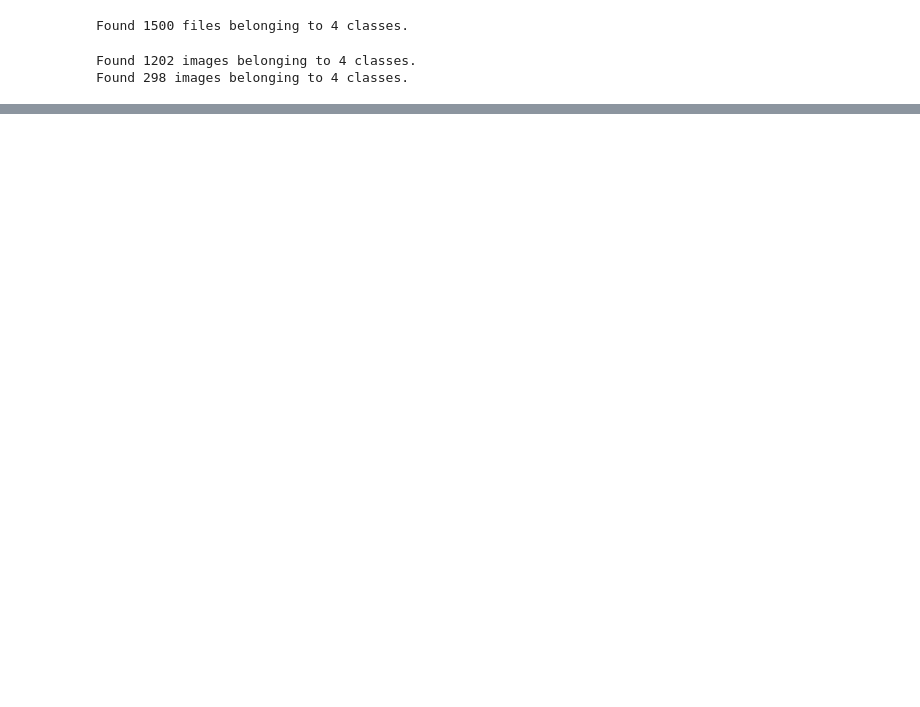
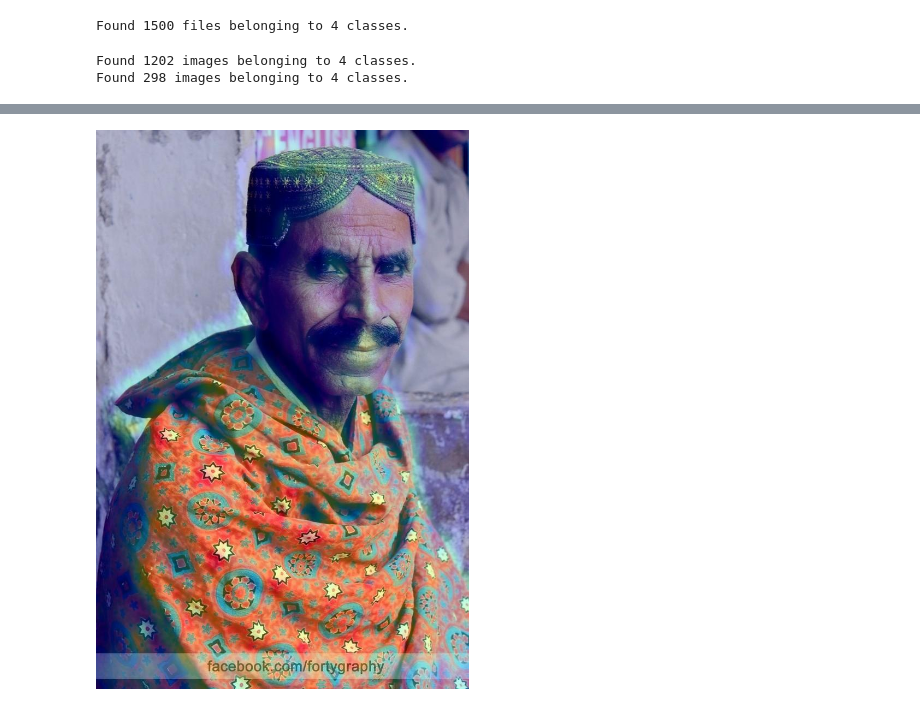
Before and after one commit to khizer-kt/AttireClassifier, a Jupyter notebook: multi.ipynb, the cells around one changed output, grey strips where cells are left out. Drawn from its saved outputs; the diff is of its cells as text; code cells hidden in the pictures; blank space fills up the shorter version.

```diff
--- a/multi.ipynb
+++ b/multi.ipynb
@@ -105,0 +168,20 @@ plt.show()
+# %%
+import matplotlib
+def save_and_display_gradcam(img_path, heatmap, cam_path=f"gradCam/{test_image_path[5:]}", alpha=0.4):
+    img = keras.utils.load_img(img_path)
+    img = keras.utils.img_to_array(img)
+    heatmap = np.uint8(255 * heatmap)
+    jet = matplotlib.colormaps["jet"]
+    jet_colors = jet(np.arange(256))[:, :3]
+    jet_heatmap = jet_colors[heatmap]
+    jet_heatmap = keras.utils.array_to_img(jet_heatmap)
+    jet_heatmap = jet_heatmap.resize((img.shape[1], img.shape[0]))
+    jet_heatmap = keras.utils.img_to_array(jet_heatmap)
+    superimposed_img = jet_heatmap * alpha + img
+    superimposed_img = keras.utils.array_to_img(superimposed_img)
+    superimposed_img.save(cam_path)
+    display(Image(cam_path))
+
+save_and_display_gradcam(img_path, heatmap)
+# %% [output]
+[figure, added]
```
Also changed, not shown: parts of 7 cells of this notebook, 2 other files.
